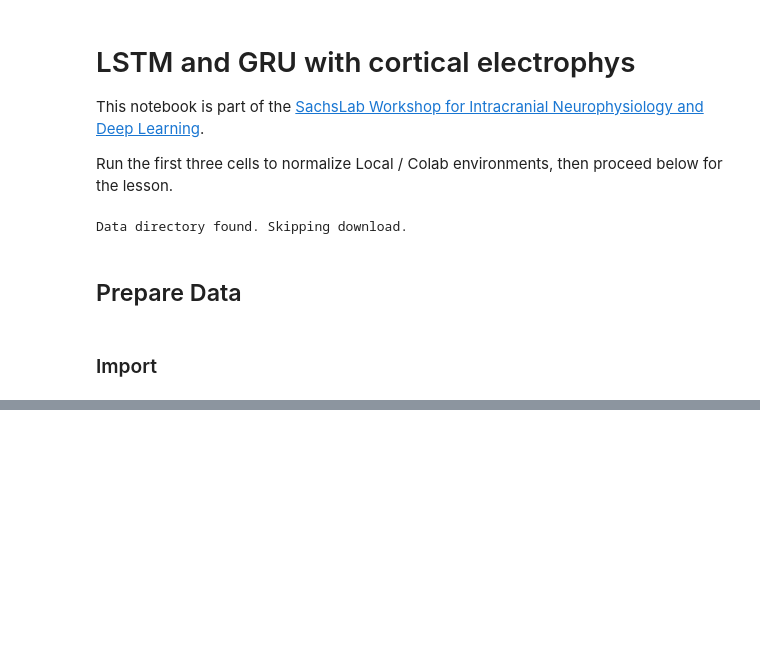
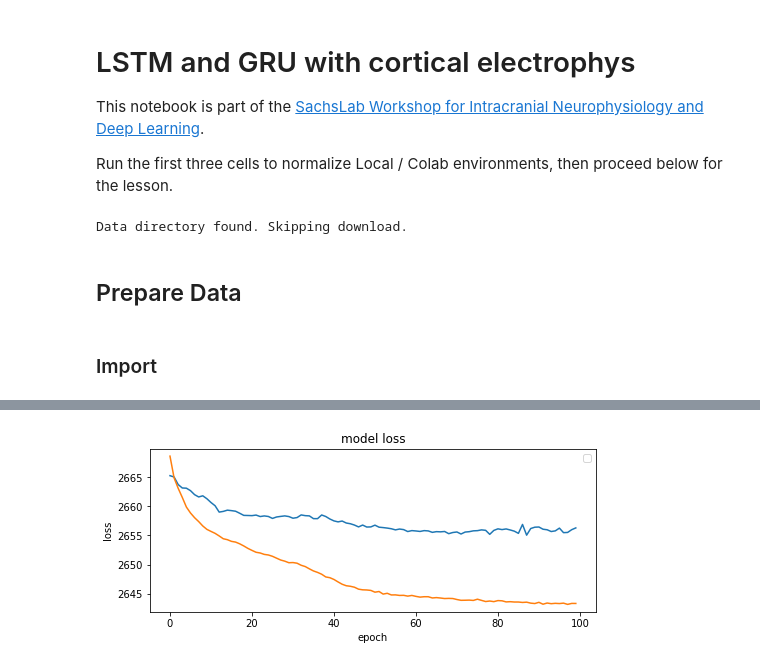
Before and after one commit to SachsLab/IntracranialNeurophysDL, a Jupyter notebook: notebooks/05_02_LSTM_and_GRU.ipynb, the cells around one changed output, grey strips where cells are left out. Drawn from its saved outputs; the diff is of its cells as text; code cells hidden in the pictures; blank space fills up the shorter version.

Commit message:
LSTM working, barely.

```diff
--- a/notebooks/05_02_LSTM_and_GRU.ipynb
+++ b/notebooks/05_02_LSTM_and_GRU.ipynb
@@ -81,17 +83,24 @@ X_train.shape
 # %%
 from sklearn.model_selection import train_test_split
-p_train = 0.8
-seq_length = 100
-batch_size = 5
-b_keep_y_chans = np.in1d(Y_ax_info['channel_names'] , ['CursorX', 'CursorY'])
+SEQ_LENGTH = 100
+P_TRAIN = 0.8
+BATCH_SIZE = 5
+behav_chans = ['CursorX', 'CursorY']
 
-# TODO: Segment into sequences before doing train_test_split
-X_train, X_valid, Y_train, Y_valid = train_test_split(X.T.astype(np.float32),
-                                                      Y[b_keep_y_chans, :].T.astype(np.float32),
-                                                      train_size=p_train)
+# Slice Y to only keep required behaviour data.
+b_keep_y_chans = np.in1d(Y_ax_info['channel_names'] , behav_chans)
+Y = Y[b_keep_y_chans, :]
+
+# Segment X and Y into sequences of length seq_length
+n_drop = X.shape[-1] % SEQ_LENGTH
+X = X[:, :-n_drop].astype(np.float32).reshape((X.shape[0], -1, SEQ_LENGTH)).transpose((1, 2, 0))
+Y = Y[:, :-n_drop].astype(np.float32).reshape((Y.shape[0], -1, SEQ_LENGTH)).transpose((1, 2, 0))
+n_trials = X.shape[0]
+
+X_train, X_valid, Y_train, Y_valid = train_test_split(X, Y, train_size=P_TRAIN)
 
 ds_train = tf.data.Dataset.from_tensor_slices((X_train, Y_train))
 ds_valid = tf.data.Dataset.from_tensor_slices((X_valid, Y_valid))
 
-ds_train = ds_train.shuffle(int(n_trials * p_train) + 1).batch(batch_size, drop_remainder=True)  # , drop_remainder=True?
-ds_valid = ds_valid.batch(batch_size)
+ds_train = ds_train.shuffle(int(n_trials * P_TRAIN) + 1).batch(BATCH_SIZE, drop_remainder=True)  # , drop_remainder=True?
+ds_valid = ds_valid.batch(BATCH_SIZE)
@@ -115,9 +122,10 @@ This will probably change, but the unification of LSTM APIs in TensorFlow 2.0 me
 5. use_bias is True
 6. No use of masking.
 # %%
+N_RNN_UNITS = 2
 inputs = tf.keras.layers.Input(shape=(SEQ_LENGTH, X.shape[-1]))
-outputs = tf.keras.layers.LSTM(N_RNN_UNITS, return_sequences=True)
+outputs = tf.keras.layers.LSTM(N_RNN_UNITS, return_sequences=True)(inputs)
 model = tf.keras.Model(inputs, outputs)
+model.compile(optimizer='rmsprop', loss='mean_squared_error')
 model.summary()
-model.compile(optimizer='rmsprop', loss='mean_squared_error')
 # %% [output]
@@ -125,2 +145,3 @@ NameError: name 'SEQ_LENGTH' is not defined
 # %%
-model.fit(x=dataset, epochs=EPOCHS, verbose=1)
+EPOCHS = 100
+history = model.fit(x=ds_train, epochs=EPOCHS, verbose=1, validation_data=ds_valid)
@@ -126,0 +166,10 @@ model.fit(x=dataset, epochs=EPOCHS, verbose=1)
+# %%
+fig = plt.figure(figsize=(8, 3), facecolor='white')
+plt.plot(history.history['val_loss'])
+plt.plot(history.history['loss'])
+plt.title('model loss')
+plt.ylabel('loss')
+plt.xlabel('epoch')
+plt.legend(loc='upper right')
+plt.show()
+# %% [output]
@@ -126,0 +177 @@ model.fit(x=dataset, epochs=EPOCHS, verbose=1)
+[figure, added]
```
Also changed, not shown: parts of 8 cells of this notebook, 1 other file.
